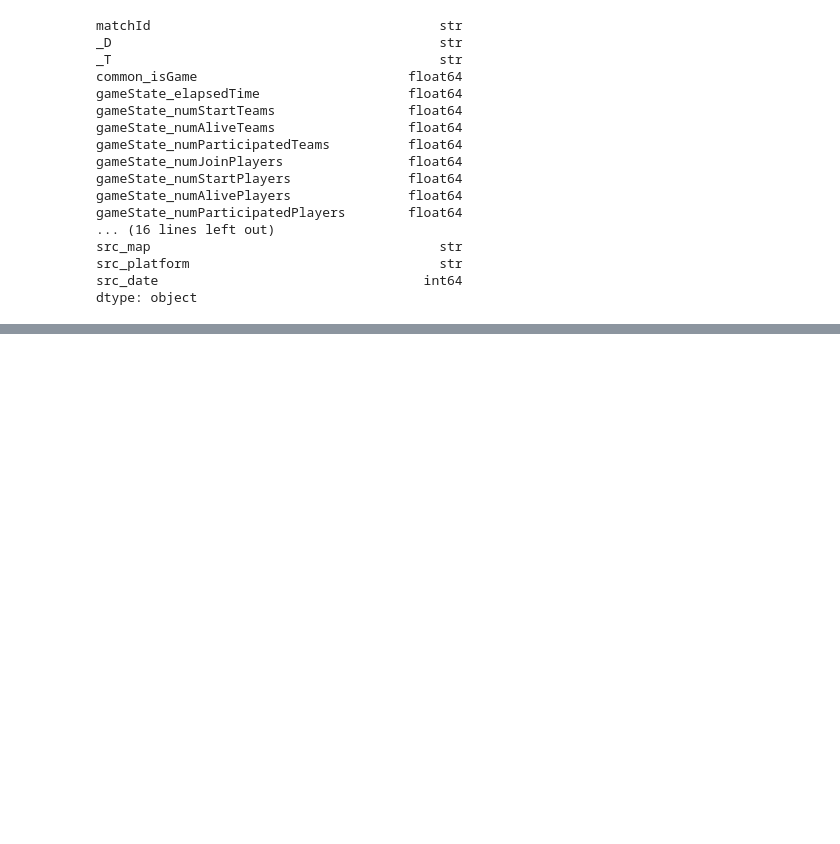
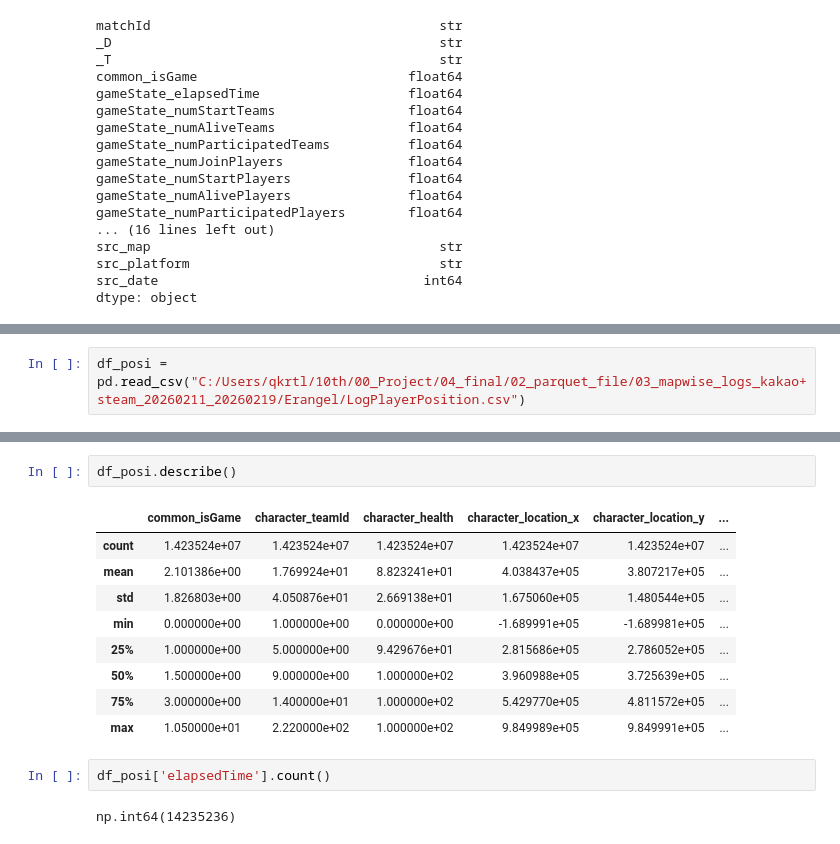
Before and after one commit to Be4hape/10th, a Jupyter notebook: 00_Project/04_final/test_Log.ipynb, the cells around one changed output, grey strips where cells are left out. Drawn from its saved outputs; the diff is of its cells as text; blank space fills up the shorter version.

```diff
--- a/00_Project/04_final/test_Log.ipynb
+++ b/00_Project/04_final/test_Log.ipynb
@@ -799,0 +870,2 @@ AttributeError: 'function' object has no attribute 'sum'
+# %%
+df_posi = pd.read_csv("C:/Users/qkrtl/10th/00_Project/04_final/02_parquet_file/03_mapwise_logs_kakao+steam_20260211_20260219/Erangel/LogPlayerPosition.csv")
@@ -799,0 +892,16 @@ AttributeError: 'function' object has no attribute 'sum'
+# %%
+df_posi.describe()
+# %% [output]
+|  | common_isGame | character_teamId | character_health | character_location_x | character_location_y | ... |
+| count | 1.423524e+07 | 1.423524e+07 | 1.423524e+07 | 1.423524e+07 | 1.423524e+07 | ... |
+| mean | 2.101386e+00 | 1.769924e+01 | 8.823241e+01 | 4.038437e+05 | 3.807217e+05 | ... |
+| std | 1.826803e+00 | 4.050876e+01 | 2.669138e+01 | 1.675060e+05 | 1.480544e+05 | ... |
+| min | 0.000000e+00 | 1.000000e+00 | 0.000000e+00 | -1.689991e+05 | -1.689981e+05 | ... |
+| 25% | 1.000000e+00 | 5.000000e+00 | 9.429676e+01 | 2.815686e+05 | 2.786052e+05 | ... |
+| 50% | 1.500000e+00 | 9.000000e+00 | 1.000000e+02 | 3.960988e+05 | 3.725639e+05 | ... |
+| 75% | 3.000000e+00 | 1.400000e+01 | 1.000000e+02 | 5.429770e+05 | 4.811572e+05 | ... |
+| max | 1.050000e+01 | 2.220000e+02 | 1.000000e+02 | 9.849989e+05 | 9.849991e+05 | ... |
+# %%
+df_posi['elapsedTime'].count()
+# %% [output]
+np.int64(14235236)
```
Also changed, not shown: parts of 16 cells of this notebook, 3 other files.
